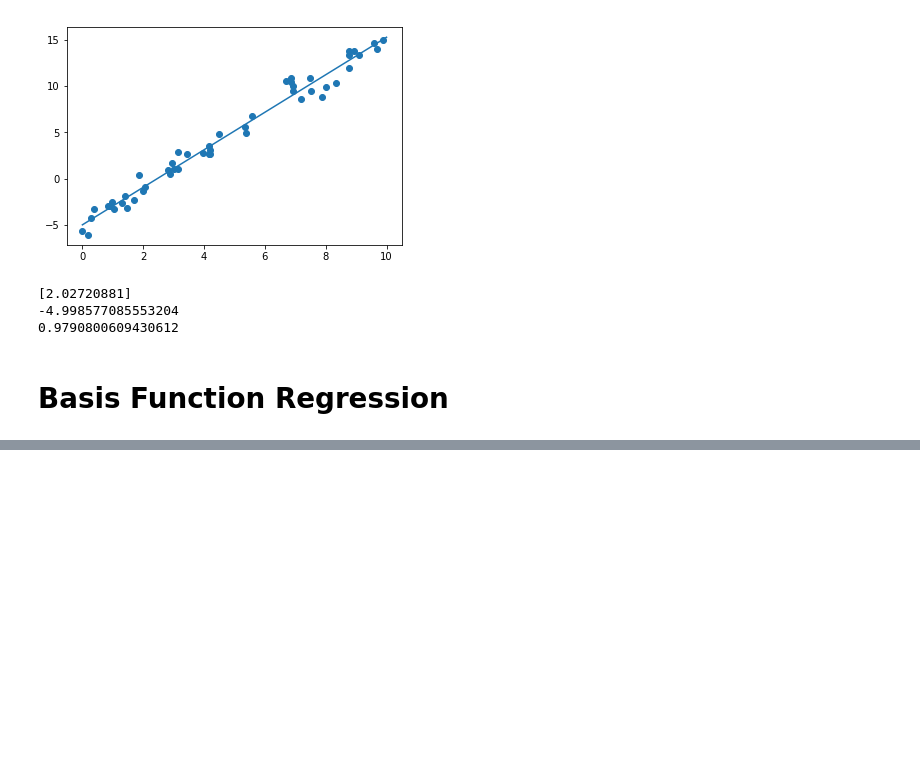
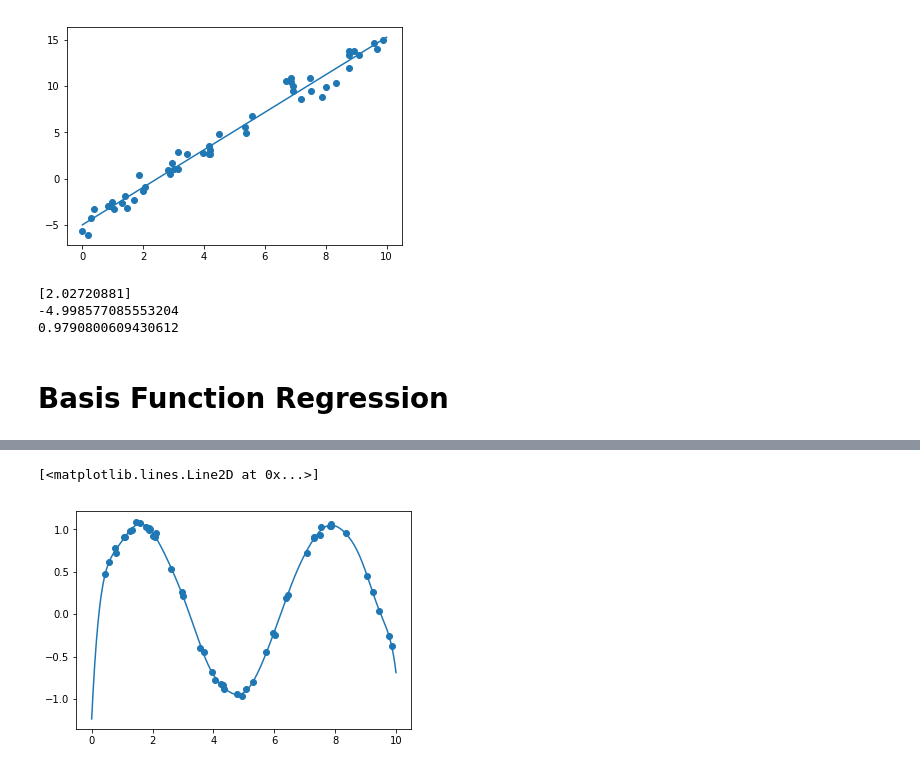
Before and after one commit to wuling31715/2018-NCCU-Machine-Learning, a Jupyter notebook: algorithm/linear_regression/demo.ipynb, the cells around one changed output, grey strips where cells are left out. Saved outputs shown, nothing was run; the diff lists cells and outputs as text; code cells hidden in the pictures; blank space fills up the shorter version.

```diff
--- a/algorithm/linear_regression/demo.ipynb
+++ b/algorithm/linear_regression/demo.ipynb
@@ -78,0 +94,28 @@ print(yfit)
+# %%
+from sklearn.base import BaseEstimator, TransformerMixin
+class GaussianFeatures(BaseEstimator, TransformerMixin):
+    def __init__(self, N, width_factor=2.0):
+        self.N = N
+        self.width_factor = width_factor
+
+    @staticmethod
+    def _gauss_basis(x, y, width, axis=None):
+        arg = (x - y) / width
+        return np.exp(-0.5 * np.sum(arg ** 2, axis))
+
+    def fit(self, X, y=None):
+        self.centers_ = np.linspace(X.min(), X.max(), self.N)
+        self.width_ = self.width_factor * (self.centers_[1] - self.centers_[0])
+        return self
+
+    def transform(self, X):
+        return self._gauss_basis(X[:, :, np.newaxis], self.centers_, self.width_, axis=1)
+# %%
+guess_model = make_pipeline(GaussianFeatures(20), LinearRegression())
+guess_model.fit(x[:, np.newaxis], y)
+yfit = guess_model.predict(xfit[:, np.newaxis])
+plt.scatter(x, y)
+plt.plot(xfit, yfit)
+# %% [output]
+[<matplotlib.lines.Line2D at 0x...>]
+[figure, added]
```
Also changed, not shown: parts of 21 cells of this notebook.
